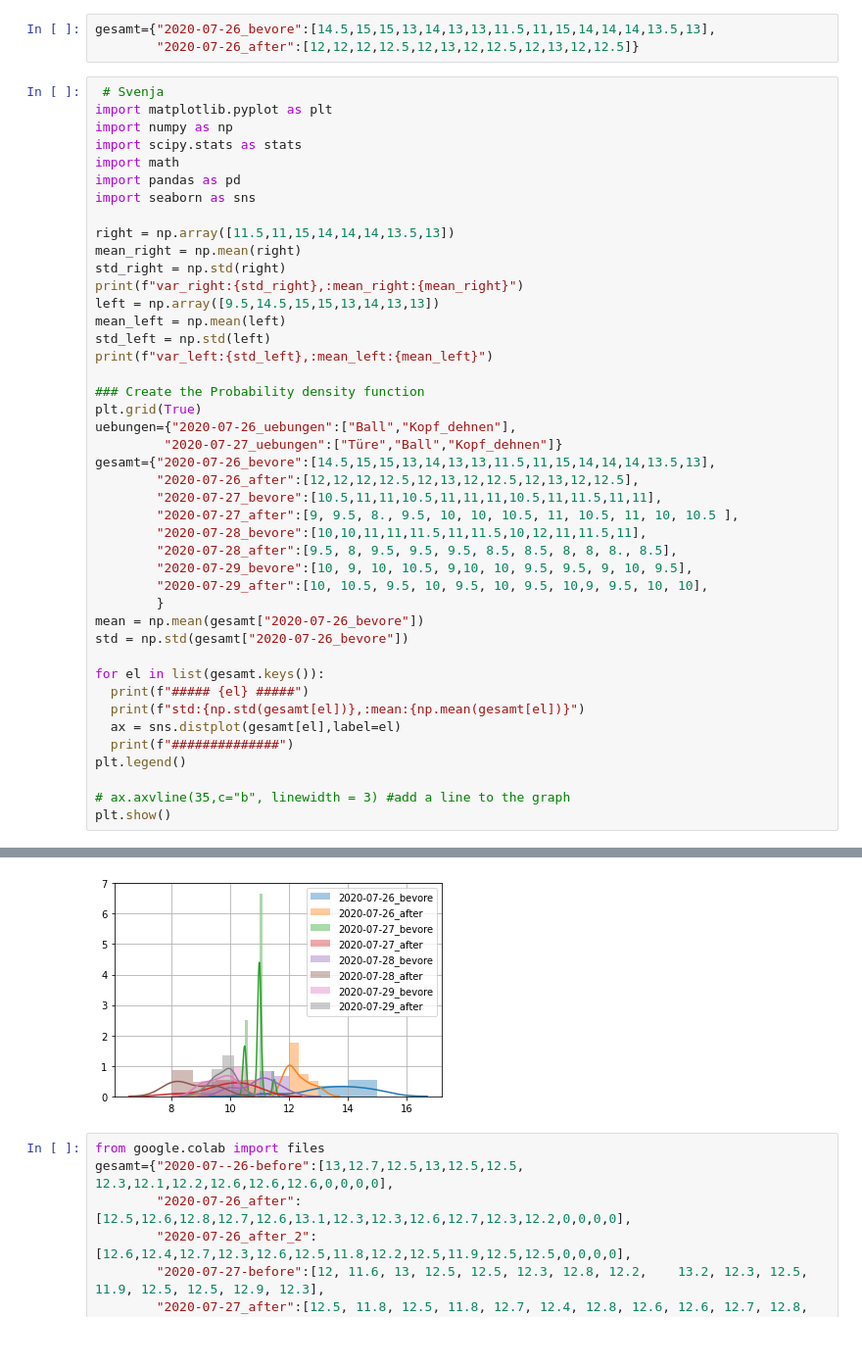
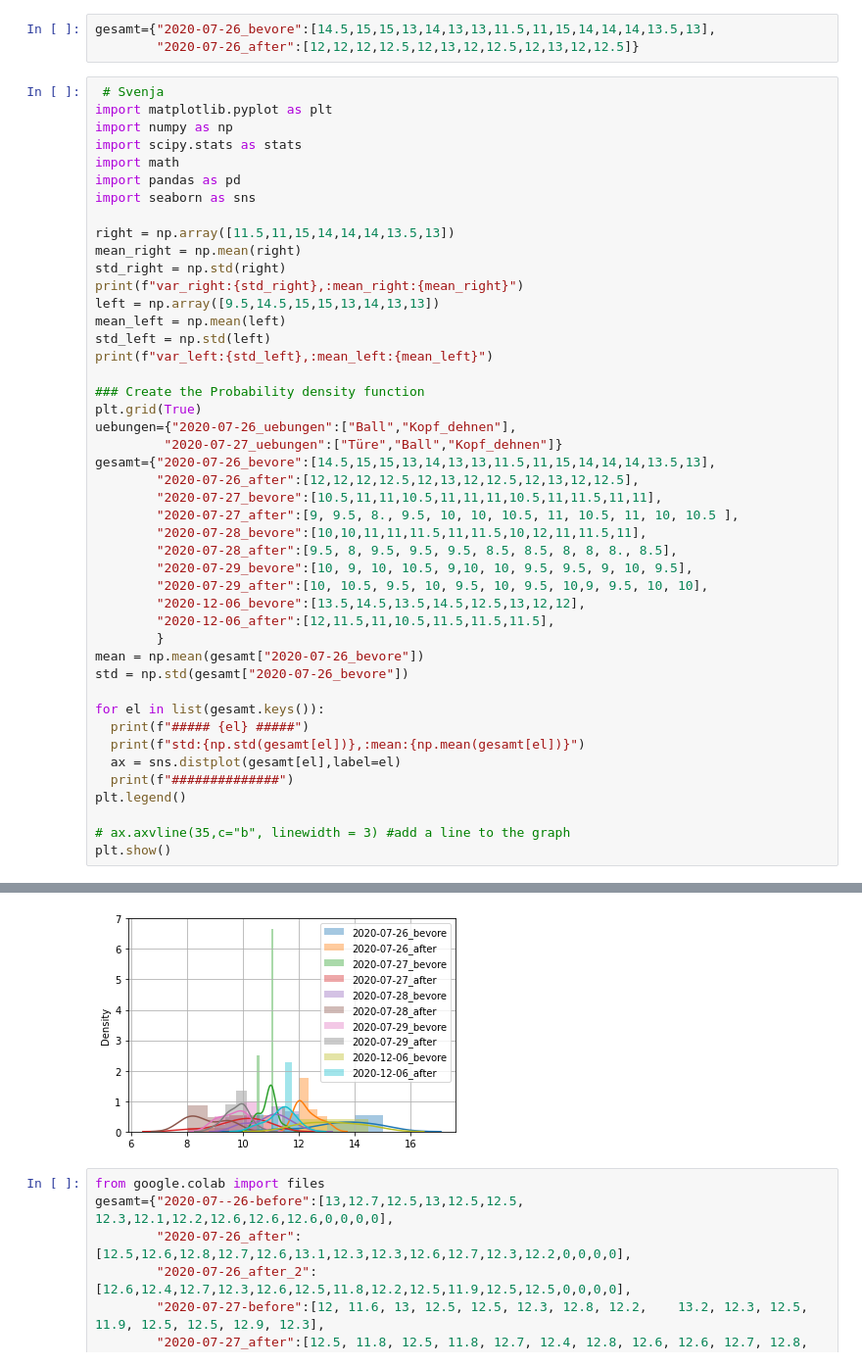
Before and after one commit to gwillig/Arcade-game, a Jupyter notebook: allergy.ipynb, the cells around one changed output, grey strips where cells are left out. Shown at 98% size. Cells and saved outputs as stored; diff of their text form.

```diff
--- a/allergy.ipynb
+++ b/allergy.ipynb
@@ -443,6 +523,8 @@ gesamt={"2020-07-26_bevore":[14.5,15,15,13,14,13,13,11.5,11,15,14,14,14,13.5,13]
         "2020-07-28_after":[9.5, 8, 9.5, 9.5, 9.5, 8.5, 8.5, 8, 8, 8., 8.5],
         "2020-07-29_bevore":[10, 9, 10, 10.5, 9,10, 10, 9.5, 9.5, 9, 10, 9.5],
         "2020-07-29_after":[10, 10.5, 9.5, 10, 9.5, 10, 9.5, 10,9, 9.5, 10, 10],
+        "2020-12-06_bevore":[13.5,14.5,13.5,14.5,12.5,13,12,12],
+        "2020-12-06_after":[12,11.5,11,10.5,11.5,11.5,11.5],
         }
 mean = np.mean(gesamt["2020-07-26_bevore"])
 std = np.std(gesamt["2020-07-26_bevore"])
@@ -477,4 +574,4 @@ std:0.3796013991310125,:mean:9.791666666666666
-[figure, old version]
+[figure, new version]
 # %%
 from google.colab import files
 gesamt={"2020-07--26-before":[13,12.7,12.5,13,12.5,12.5,  12.3,12.1,12.2,12.6,12.6,12.6,0,0,0,0],
```
Also changed, not shown: parts of 22 cells of this notebook.
